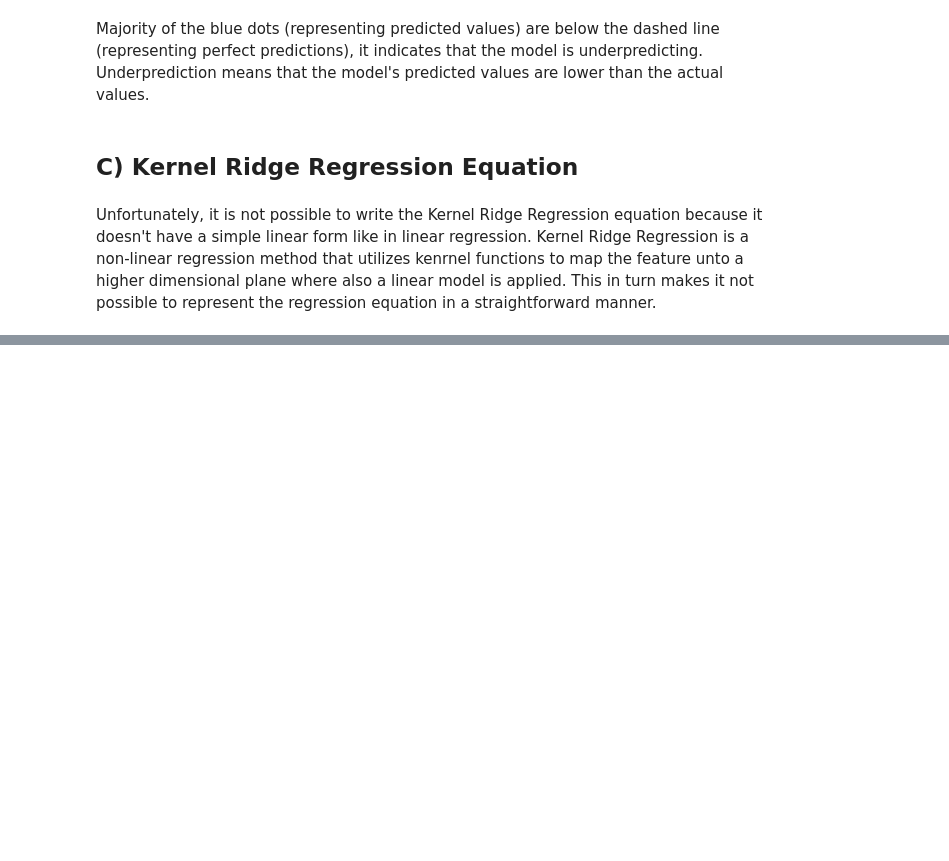
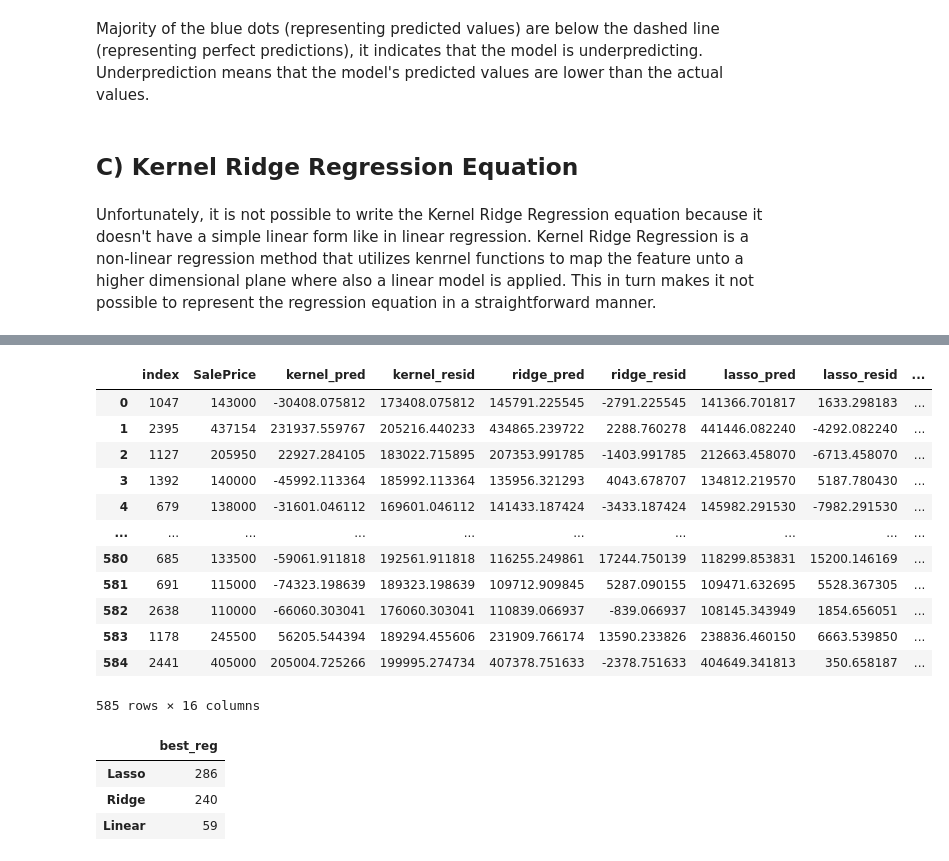
Before and after one commit to sah9j/MidtermProject3550, a Jupyter notebook: Data3550MidPro_MAIN.ipynb, the cells around one changed output, grey strips where cells are left out. Drawn from its saved outputs; the diff is of its cells as text; code cells hidden in the pictures; blank space fills up the shorter version.

```diff
--- a/Data3550MidPro_MAIN.ipynb
+++ b/Data3550MidPro_MAIN.ipynb
@@ -774,0 +919,35 @@ Unfortunately, it is not possible to write the Kernel Ridge Regression equation
+# %%
+def bestreg(c):
+  if c['ridge_resid_abs'] == c['resid_min'] :
+    return 'Ridge'
+  elif c['linreg_resid_abs'] == c['resid_min'] :
+    return 'Linear'
+  elif c['kernel_resid_abs'] == c['resid_min'] :
+    return 'Kridge'
+  else:
+    return 'Lasso'
+# %%
+df_results['best_reg'] = df_results.apply(bestreg, axis=1)
+df_results
+# %% [output]
+|  | index | SalePrice | kernel_pred | kernel_resid | ridge_pred | ridge_resid | lasso_pred | lasso_resid | ... |
+| 0 | 1047 | 143000 | -30408.075812 | 173408.075812 | 145791.225545 | -2791.225545 | 141366.701817 | 1633.298183 | ... |
+| 1 | 2395 | 437154 | 231937.559767 | 205216.440233 | 434865.239722 | 2288.760278 | 441446.082240 | -4292.082240 | ... |
+| 2 | 1127 | 205950 | 22927.284105 | 183022.715895 | 207353.991785 | -1403.991785 | 212663.458070 | -6713.458070 | ... |
+| 3 | 1392 | 140000 | -45992.113364 | 185992.113364 | 135956.321293 | 4043.678707 | 134812.219570 | 5187.780430 | ... |
+| 4 | 679 | 138000 | -31601.046112 | 169601.046112 | 141433.187424 | -3433.187424 | 145982.291530 | -7982.291530 | ... |
+| ... | ... | ... | ... | ... | ... | ... | ... | ... | ... |
+| 580 | 685 | 133500 | -59061.911818 | 192561.911818 | 116255.249861 | 17244.750139 | 118299.853831 | 15200.146169 | ... |
+| 581 | 691 | 115000 | -74323.198639 | 189323.198639 | 109712.909845 | 5287.090155 | 109471.632695 | 5528.367305 | ... |
+| 582 | 2638 | 110000 | -66060.303041 | 176060.303041 | 110839.066937 | -839.066937 | 108145.343949 | 1854.656051 | ... |
+| 583 | 1178 | 245500 | 56205.544394 | 189294.455606 | 231909.766174 | 13590.233826 | 238836.460150 | 6663.539850 | ... |
+| 584 | 2441 | 405000 | 205004.725266 | 199995.274734 | 407378.751633 | -2378.751633 | 404649.341813 | 350.658187 | ... |
+585 rows × 16 columns
+# %%
+df_best_reg = pd.DataFrame(df_results['best_reg'].value_counts())
+df_best_reg
+# %% [output]
+|  | best_reg |
+| Lasso | 286 |
+| Ridge | 240 |
+| Linear | 59 |
```
Also changed, not shown: parts of 29 cells of this notebook.
